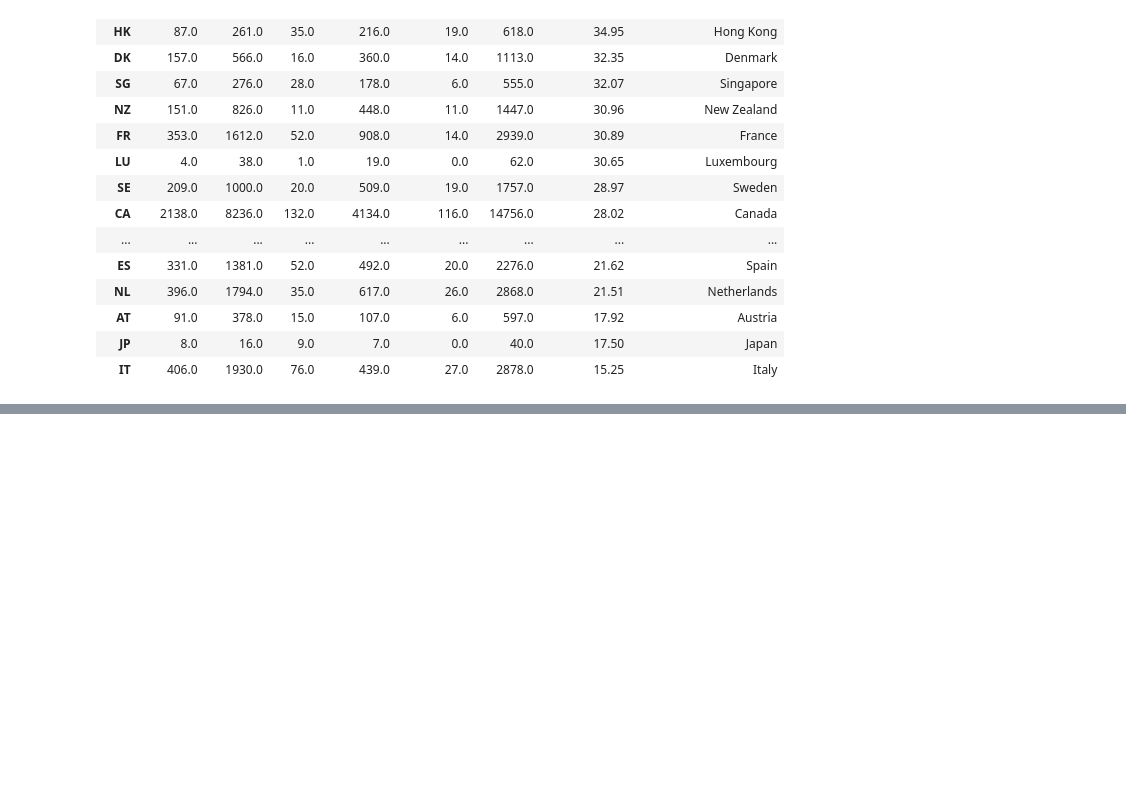
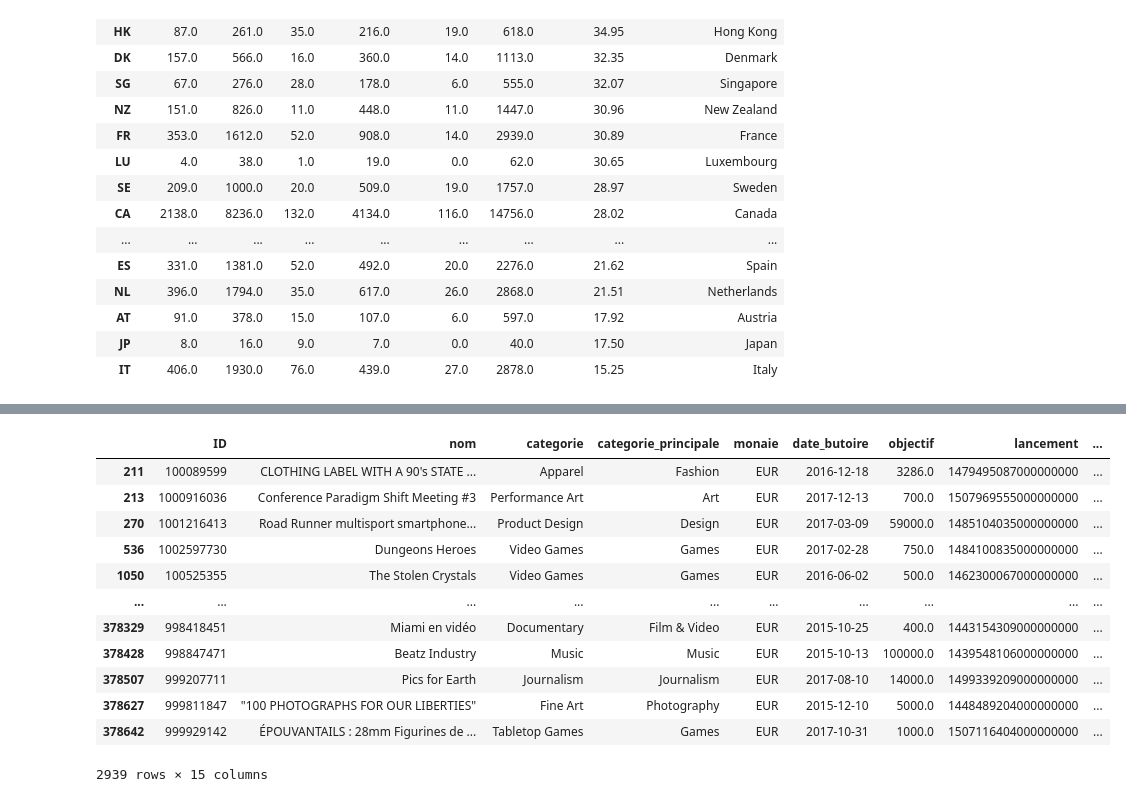
Before and after one commit to TheoKoess/Financement, a Jupyter notebook: Project_Prediction.ipynb, the cells around one changed output, grey strips where cells are left out. Saved outputs shown, nothing was run; the diff lists cells and outputs as text; code cells hidden in the pictures; blank space fills up the shorter version.

```diff
--- a/Project_Prediction.ipynb
+++ b/Project_Prediction.ipynb
@@ -208,0 +283,23 @@ monaie                  0.003361
+# %%
+# Création d'un masque booléen pour sélectionner les lignes avec un pays égal à "FR"
+masque = df["pays"] == "FR"
+
+# Filtrage des données
+df_filtre = df[masque]
+
+# Affichage des résultats
+display(df_filtre)
+# %% [output]
+|  | ID | nom | categorie | categorie_principale | monaie | date_butoire | objectif | lancement | ... |
+| 211 | 100089599 | CLOTHING LABEL WITH A 90's STATE ... | Apparel | Fashion | EUR | 2016-12-18 | 3286.0 | 1479495087000000000 | ... |
+| 213 | 1000916036 | Conference Paradigm Shift Meeting #3 | Performance Art | Art | EUR | 2017-12-13 | 700.0 | 1507969555000000000 | ... |
+| 270 | 1001216413 | Road Runner multisport smartphone... | Product Design | Design | EUR | 2017-03-09 | 59000.0 | 1485104035000000000 | ... |
+| 536 | 1002597730 | Dungeons Heroes | Video Games | Games | EUR | 2017-02-28 | 750.0 | 1484100835000000000 | ... |
+| 1050 | 100525355 | The Stolen Crystals | Video Games | Games | EUR | 2016-06-02 | 500.0 | 1462300067000000000 | ... |
+| ... | ... | ... | ... | ... | ... | ... | ... | ... | ... |
+| 378329 | 998418451 | Miami en vidéo | Documentary | Film & Video | EUR | 2015-10-25 | 400.0 | 1443154309000000000 | ... |
+| 378428 | 998847471 | Beatz Industry | Music | Music | EUR | 2015-10-13 | 100000.0 | 1439548106000000000 | ... |
+| 378507 | 999207711 | Pics for Earth | Journalism | Journalism | EUR | 2017-08-10 | 14000.0 | 1499339209000000000 | ... |
+| 378627 | 999811847 | "100 PHOTOGRAPHS FOR OUR LIBERTIES" | Fine Art | Photography | EUR | 2015-12-10 | 5000.0 | 1448489204000000000 | ... |
+| 378642 | 999929142 | ÉPOUVANTAILS : 28mm Figurines de ... | Tabletop Games | Games | EUR | 2017-10-31 | 1000.0 | 1507116404000000000 | ... |
+2939 rows × 15 columns
```
Also changed, not shown: parts of 12 cells of this notebook.
